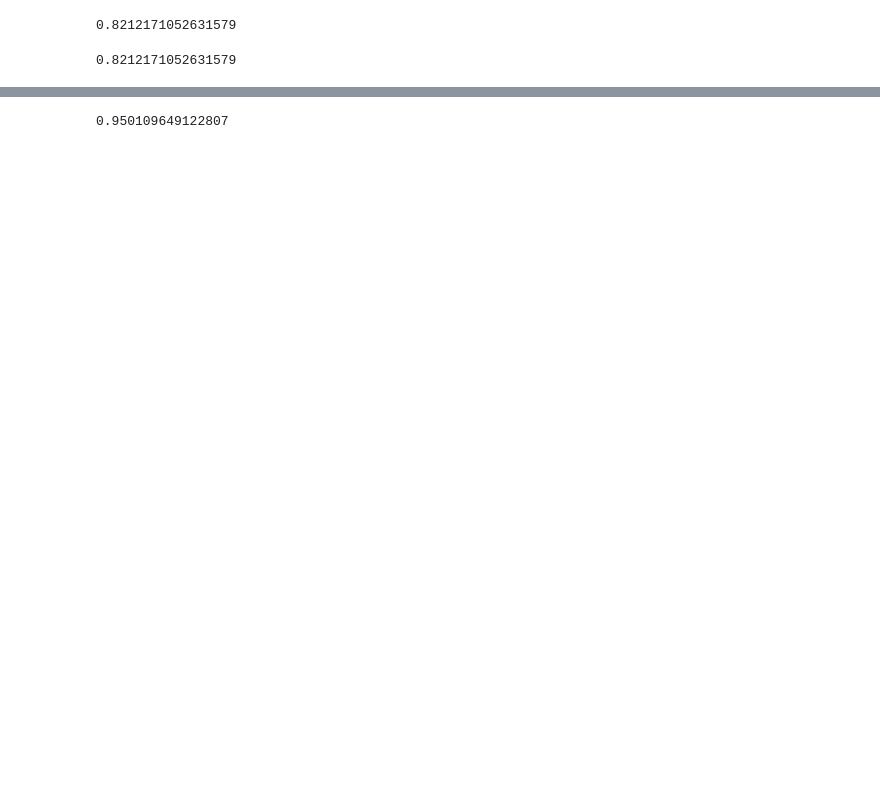
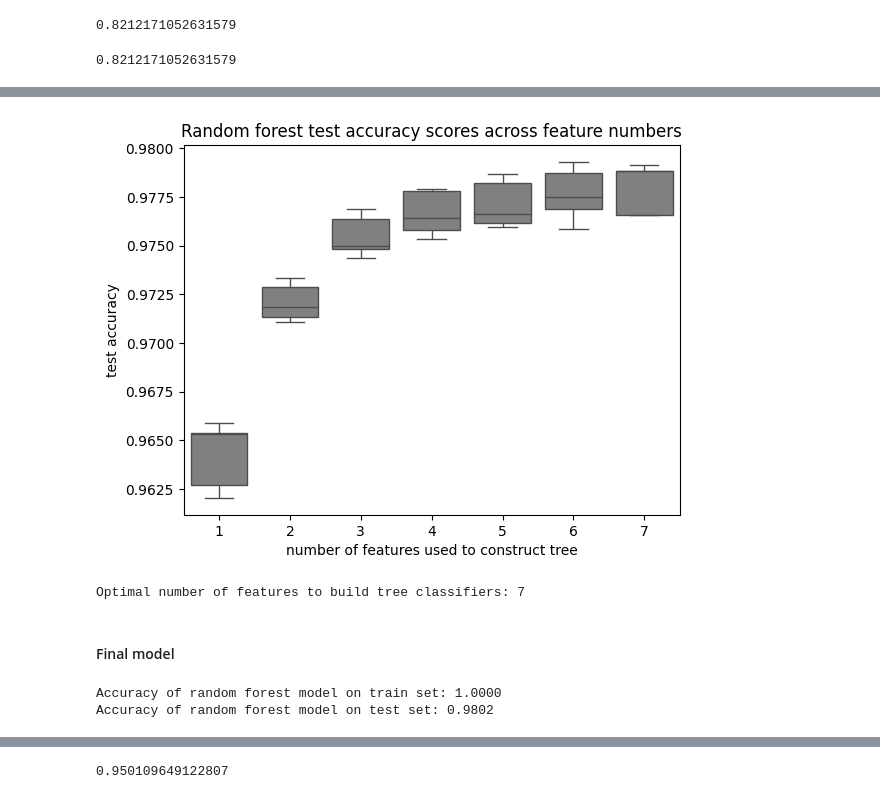
Before and after one commit to hurdg/Spotify_GenreClassifier, a Jupyter notebook: ModelBuilding.ipynb, the cells around one changed output, grey strips where cells are left out. Saved outputs shown, nothing was run; the diff lists cells and outputs as text; code cells hidden in the pictures; blank space fills up the shorter version.

Commit message:
Random forest

```diff
--- a/ModelBuilding.ipynb
+++ b/ModelBuilding.ipynb
@@ -58,0 +82,6 @@ yhat = log_clf.predict(X_test)
+# %%
+#define the grid of parameters to search
+param_grid = {
+    'max_features': [1, 2, 3, 4, 5, 6 ,7]
+}
+param_grid
@@ -58,0 +90,11 @@ yhat = log_clf.predict(X_test)
+# %%
+#create the random forest classifier
+rf_classifier = RandomForestClassifier(n_estimators = 100, random_state = 42, n_jobs = -1)
+# %%
+#complete grid search to optimize the number of features used to build trees
+grid_search = GridSearchCV(estimator = rf_classifier,
+                           param_grid = param_grid,
+                           cv = 5,
+                           scoring = 'accuracy',
+                           n_jobs = -1)
+grid_search.fit(X_train, y_train)
@@ -58,0 +105,14 @@ yhat = log_clf.predict(X_test)
+# %%
+#create data frame of test results
+rf_results = pd.DataFrame({'test_cv1': grid_search.cv_results_['split0_test_score'],
+                           'test_cv2': grid_search.cv_results_['split1_test_score'],
+                           'test_cv3': grid_search.cv_results_['split2_test_score'],
+                           'test_cv4': grid_search.cv_results_['split3_test_score'],
+                           'test_cv5': grid_search.cv_results_['split4_test_score'],
+                           'max_features': param_grid['max_features']})
+
+#pivot the data frame longer
+rf_results = pd.melt(rf_results, id_vars = ['max_features'],
+                     var_name = 'CV',
+                     value_name = 'test_scores')
+rf_results.head()
@@ -58,0 +126,32 @@ yhat = log_clf.predict(X_test)
+# %%
+#plot the accuracy results
+sns.boxplot(data = rf_results, x = 'max_features', y = 'test_scores', color = 'gray')
+plt.xlabel('number of features used to construct tree')
+plt.ylabel('test accuracy')
+plt.title('Random forest test accuracy scores across feature numbers')
+plt.show()
+# %% [output]
+[figure, added]
+# %%
+#print the optimized hyperparameter 'max_feature'
+print(f"Optimal number of features to build tree classifiers: {grid_search.best_params_['max_features']}")
+# %% [output]
+Optimal number of features to build tree classifiers: 7
+# %% [markdown]
+#### Final model
+# %%
+#define the best model
+rf_model = grid_search.best_estimator_
+
+#find the train accuracy
+y_pred = rf_model.predict(X_train)
+accuracy = accuracy_score(y_train, y_pred)
+print(f"Accuracy of random forest model on train set: {accuracy:.4f}")
+
+#find the test accuracy
+y_pred = rf_model.predict(X_test)
+accuracy = accuracy_score(y_test, y_pred)
+print(f"Accuracy of random forest model on test set: {accuracy:.4f}")
+# %% [output]
+Accuracy of random forest model on train set: 1.0000
+Accuracy of random forest model on test set: 0.9802
```
Also changed, not shown: parts of 17 cells of this notebook.
